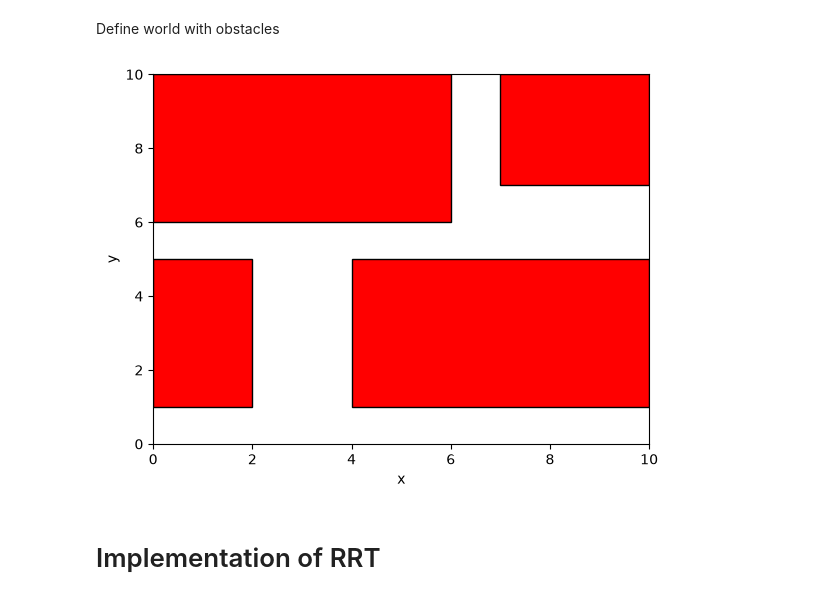
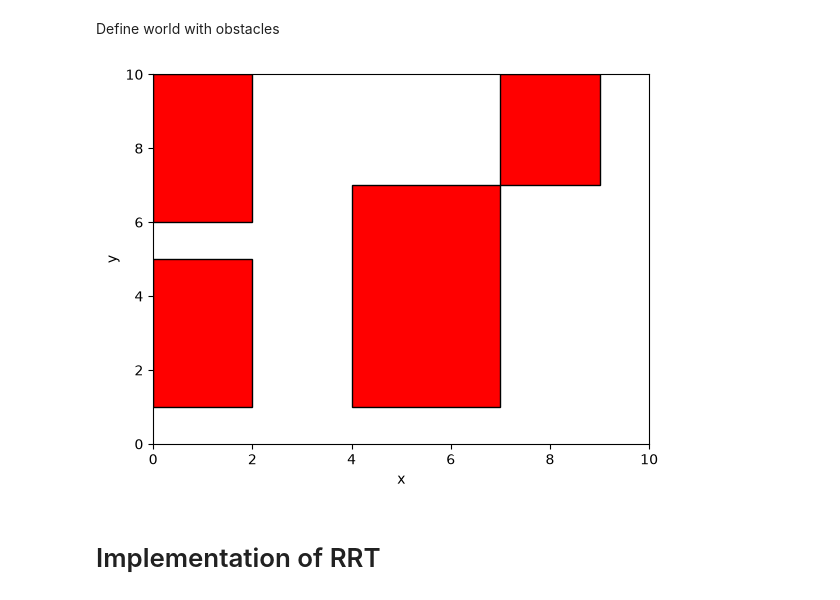
Before and after one commit to SoshyantYoussefi/Autonomous-Vehicles, a Jupyter notebook: HI2-Planning_differential_constraints/python/rrt_particle.ipynb, the cells around one changed output. Saved outputs shown, nothing was run; the diff lists cells and outputs as text; code cells hidden in the pictures.

```diff
--- a/HI2-Planning_differential_constraints/python/rrt_particle.ipynb
+++ b/HI2-Planning_differential_constraints/python/rrt_particle.ipynb
@@ -19,17 +19,17 @@ Define world with obstacles
 # %%
 world = BoxWorld([[0, 10], [0, 10]])
 world.add_box(0, 1, 2, 4)
-world.add_box(0, 6, 6, 4)
-world.add_box(4, 1, 6, 4)
-world.add_box(7, 7, 3, 3)
+world.add_box(0, 6, 2, 4)
+world.add_box(4, 1, 3, 6)
+world.add_box(7, 7, 2, 3)
 
 _, ax = plt.subplots(num=10, clear=True)
 world.draw()
 ax.set_xlabel('x')
 ax.set_ylabel('y')
 _ = ax.axis([world.xmin, world.xmax, world.ymin, world.ymax])
 # %% [output]
-[figure, old version]
+[figure, new version]
 # %% [markdown]
 # Implementation of RRT
 # %% [markdown]
```
Also changed, not shown: parts of 2 cells of this notebook.
